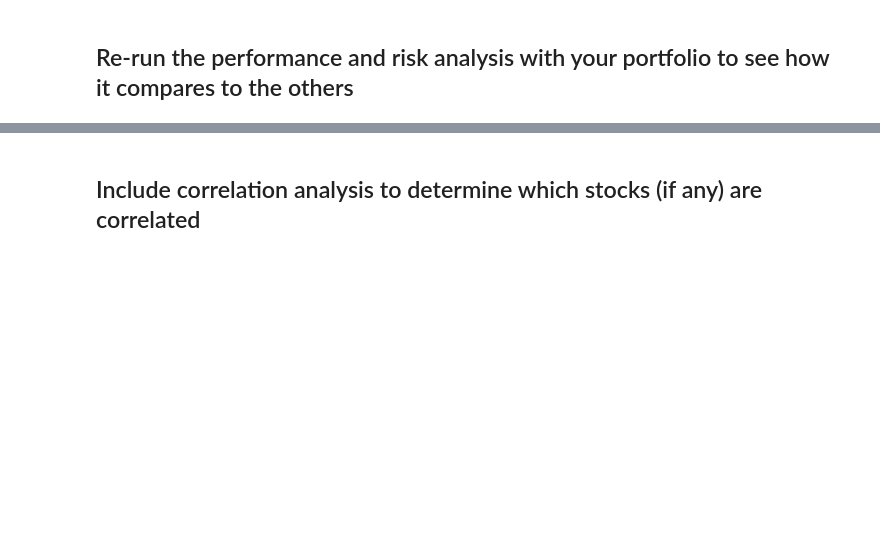
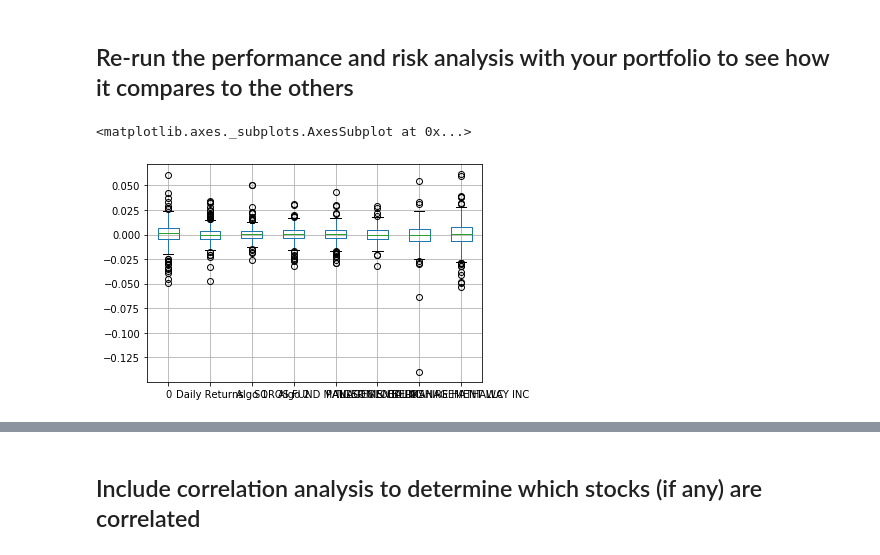
Before and after one commit to gabrieldk96/Pandas-Homework, a Jupyter notebook: Starter_Code/whale_analysis.ipynb, the cells around one changed output, grey strips where cells are left out. Cells and saved outputs as stored; diff of their text form; code cells hidden in the pictures; blank space fills up the shorter version.

```diff
--- a/Starter_Code/whale_analysis.ipynb
+++ b/Starter_Code/whale_analysis.ipynb
@@ -507,0 +506,6 @@ Length: 249, dtype: float64
+# %%
+# YOUR CODE HERE
+conglomerate_df = [Stock_Weights.dropna(), concat_frames]
+final_conglomerate_df = pd.concat(conglomerate_df, axis='columns', join='inner')
+final_conglomerate_df.rename(columns={'Unnamed: 0':'My Portfolio Returns'}, inplace = True)
+final_conglomerate_df.head()
@@ -513,6 +539,10 @@ Length: 249, dtype: float64
 # %%
 # Risk
 # YOUR CODE HERE
+final_conglomerate_df.boxplot()
+# %% [output]
+<matplotlib.axes._subplots.AxesSubplot at 0x...>
+[figure, added]
 # %%
 # Rolling
 # YOUR CODE HERE
```
Also changed, not shown: parts of 9 cells of this notebook.
